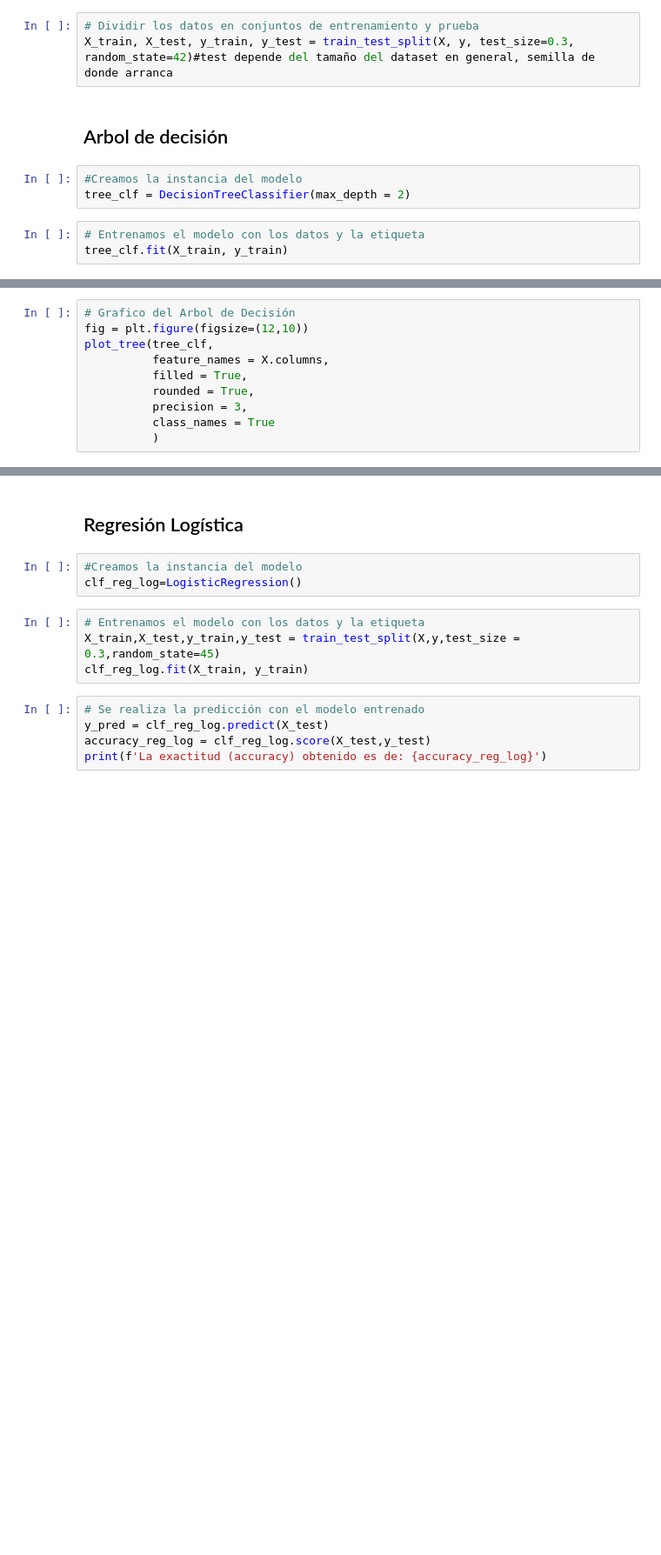
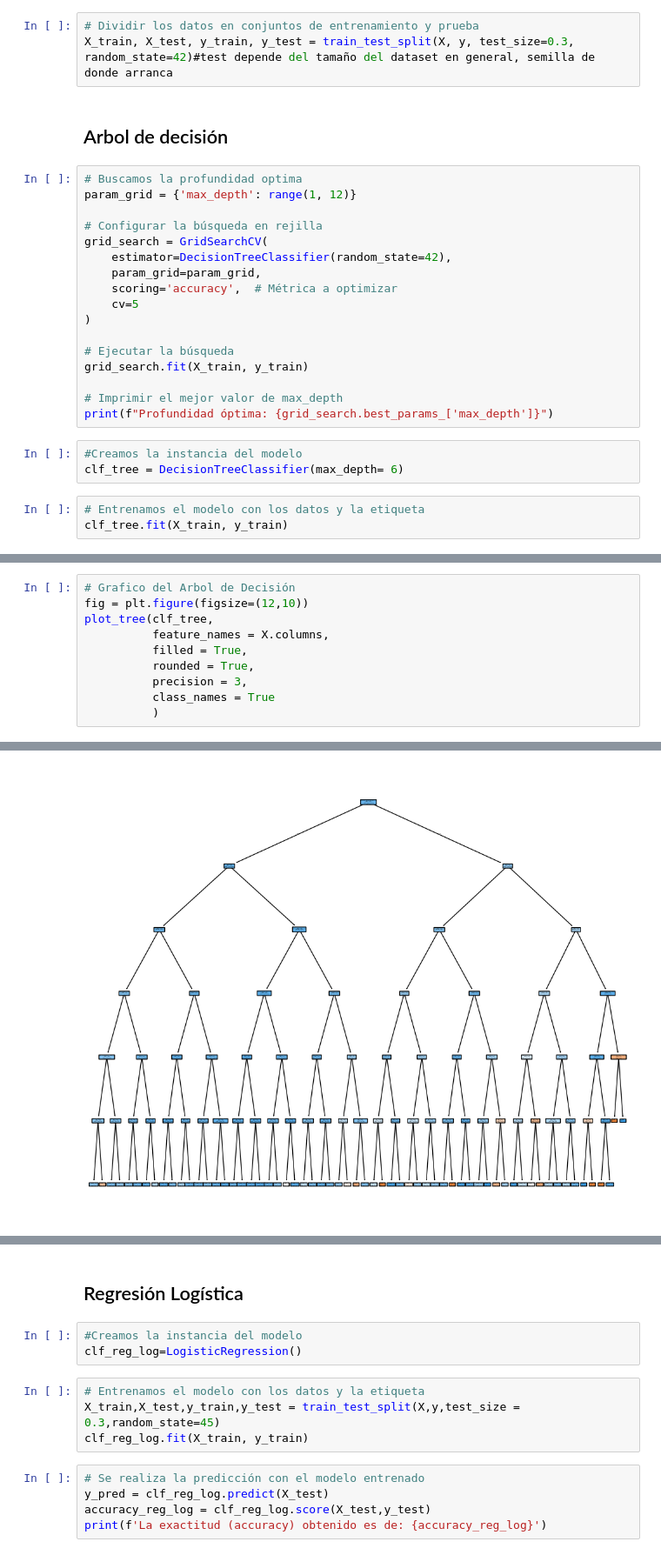
Before and after one commit to Leonardo-rodcas/Proyecto-DS-61190-E-Commerce, a Jupyter notebook: Proyecto_EntregaPlus_Comision61190_RodriguezCastilloLeonardo.ipynb, the cells around one changed output, grey strips where cells are left out. Shown at 87% size. Cells and saved outputs as stored; diff of their text form; blank space fills up the shorter version.

```diff
--- a/Proyecto_EntregaPlus_Comision61190_RodriguezCastilloLeonardo.ipynb
+++ b/Proyecto_EntregaPlus_Comision61190_RodriguezCastilloLeonardo.ipynb
@@ -1046,9 +1074,26 @@ y
 X_train, X_test, y_train, y_test = train_test_split(X, y, test_size=0.3, random_state=42)#test depende del tamaño del dataset en general, semilla de donde arranca
 # %% [markdown]
 ## Arbol de decisión
+# %%
+# Buscamos la profundidad optima
+param_grid = {'max_depth': range(1, 12)}
+
+# Configurar la búsqueda en rejilla
+grid_search = GridSearchCV(
+    estimator=DecisionTreeClassifier(random_state=42),
+    param_grid=param_grid,
+    scoring='accuracy',  # Métrica a optimizar
+    cv=5
+)
+
+# Ejecutar la búsqueda
+grid_search.fit(X_train, y_train)
+
+# Imprimir el mejor valor de max_depth
+print(f"Profundidad óptima: {grid_search.best_params_['max_depth']}")
 # %%
 #Creamos la instancia del modelo
-tree_clf = DecisionTreeClassifier(max_depth = 2)
+clf_tree = DecisionTreeClassifier(max_depth= 6)
 # %%
 # Entrenamos el modelo con los datos y la etiqueta
-tree_clf.fit(X_train, y_train)
+clf_tree.fit(X_train, y_train)
@@ -1055,10 +1102,11 @@ tree_clf.fit(X_train, y_train)
 # %%
 # Grafico del Arbol de Decisión
 fig = plt.figure(figsize=(12,10))
-plot_tree(tree_clf,
+plot_tree(clf_tree,
           feature_names = X.columns,
           filled = True,
           rounded = True,
           precision = 3,
           class_names = True
           )
+# %% [output]
@@ -1065,2 +1130,3 @@ plot_tree(tree_clf,
+[figure, added]
 # %%
 # Se realiza la predicción con el modelo entrenado
```
Also changed, not shown: parts of 11 cells of this notebook.
